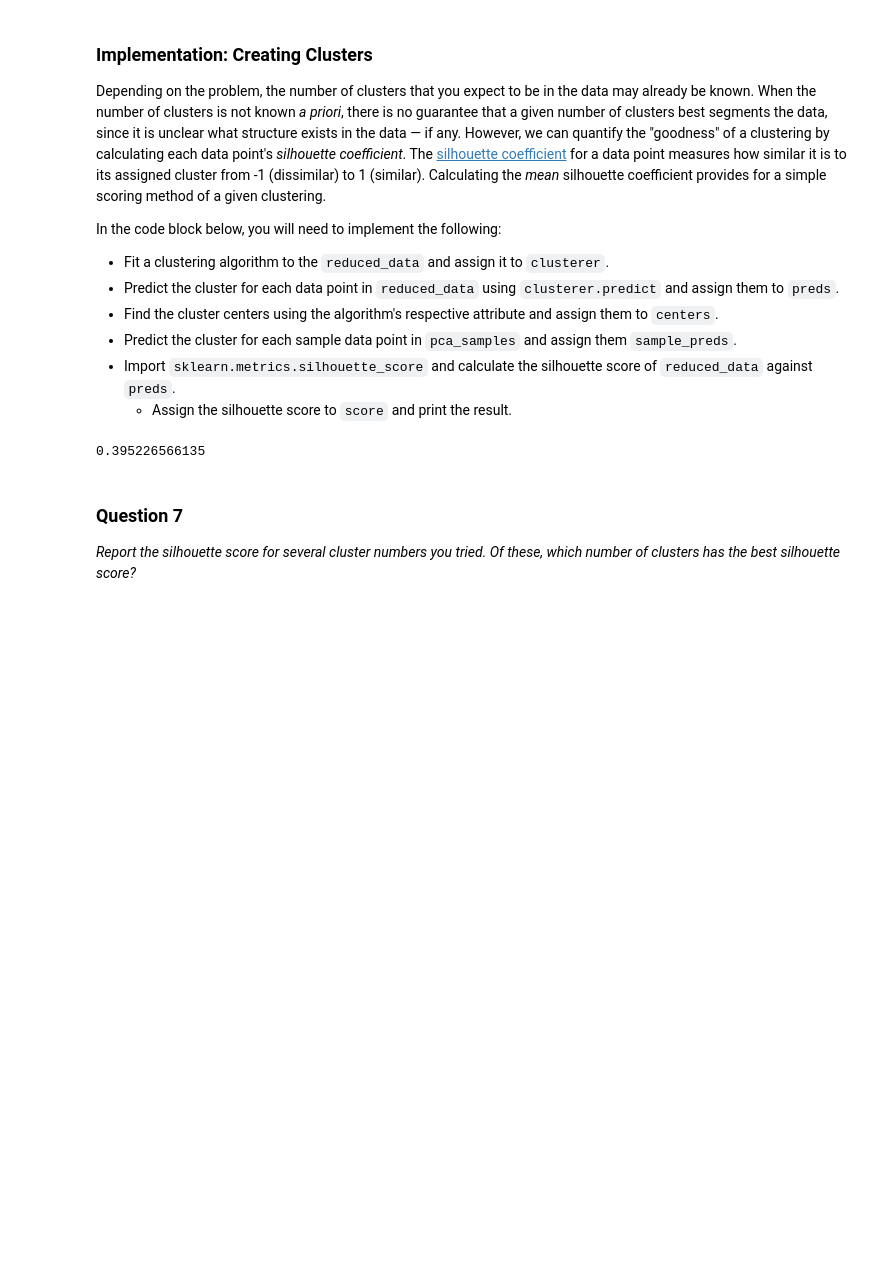
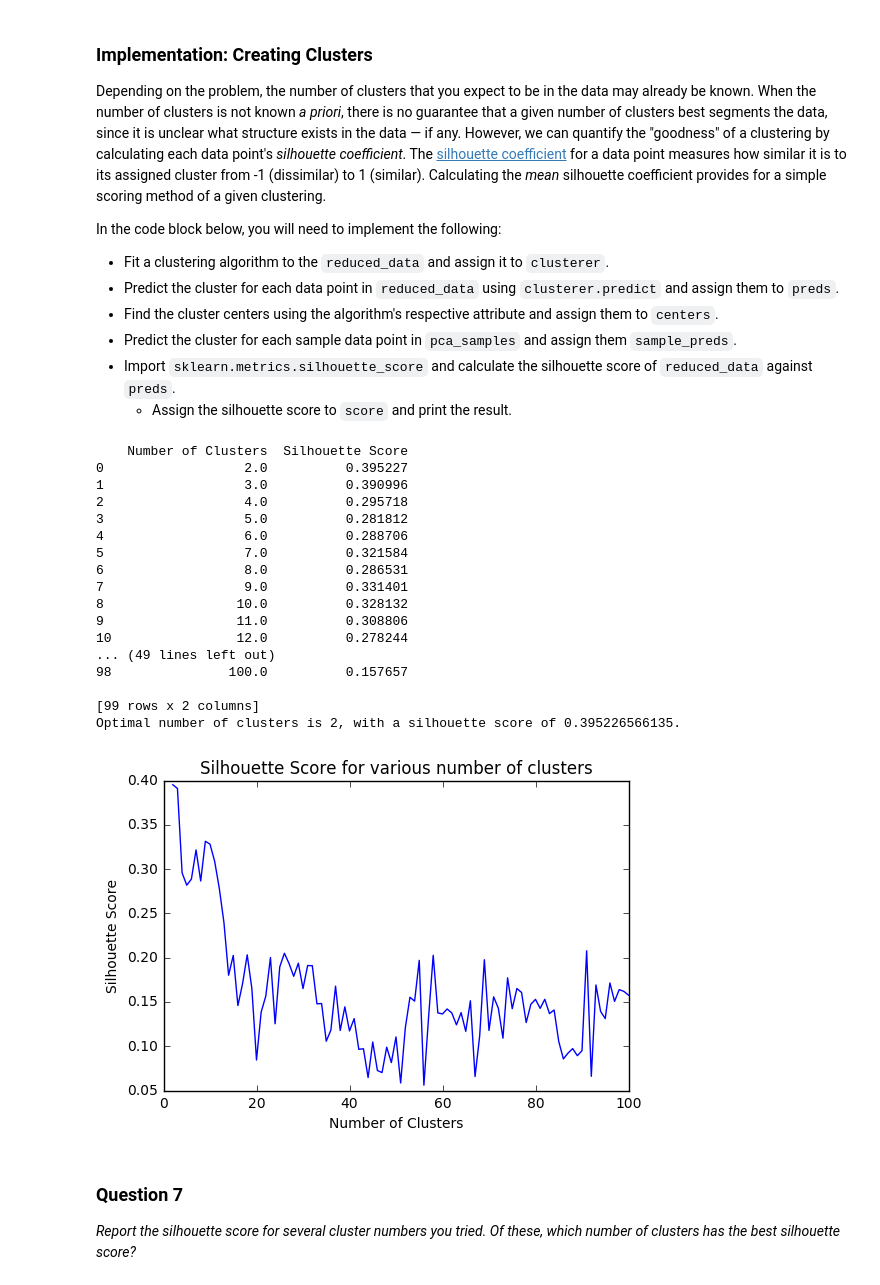
Before and after one commit to atDoyle/Udacity-Machine-Learning, a Jupyter notebook: customer_segments/customer_segments.ipynb, the cells around one changed output. Cells and saved outputs as stored; diff of their text form; code cells hidden in the pictures; blank space fills up the shorter version.

```diff
--- a/customer_segments/customer_segments.ipynb
+++ b/customer_segments/customer_segments.ipynb
@@ -429,27 +454,59 @@ In the code block below, you will need to implement the following:
  - Predict the cluster for each sample data point in `pca_samples` and assign them `sample_preds`.
  - Import `sklearn.metrics.silhouette_score` and calculate the silhouette score of `reduced_data` against `preds`.
    - Assign the silhouette score to `score` and print the result.
-# %%
-# TODO: Apply your clustering algorithm of choice to the reduced data
-from sklearn import mixture
-from sklearn.metrics import silhouette_score
-clusterer = mixture.GMM(n_components=2, random_state=16)
-clusterer.fit(reduced_data)
-
-# TODO: Predict the cluster for each data point
-preds = clusterer.predict(reduced_data)
-
-# TODO: Find the cluster centers
-centers = clusterer.means_
-
-# TODO: Predict the cluster for each transformed sample data point
-sample_preds = clusterer.predict(pca_samples)
-
-# TODO: Calculate the mean silhouette coefficient for the number of clusters chosen
-score = silhouette_score(reduced_data, preds)
-print score
-# %% [output]
-0.395226566135
+# %%
+# TODO: Apply your clustering algorithm of choice to the reduced data
+from sklearn import mixture
+from sklearn.metrics import silhouette_score
+import matplotlib.pyplot as plt
+
+# Test several different values for the number of clusters
+cluster_test = pd.DataFrame(columns=['Number of Clusters', 'Silhouette Score'])
+for n in range(2,101):
+    clusterer = mixture.GMM(n_components=n, random_state=16)
+    clusterer.fit(reduced_data)
+    preds = clusterer.predict(reduced_data)
+    score = silhouette_score(reduced_data, preds)
+    cluster_test.loc[n-2] = n, score
+print cluster_test
+
+# Plot graph of different silhouette scores
+plt.plot(cluster_test['Number of Clusters'], cluster_test['Silhouette Score'])
+plt.ylabel('Silhouette Score')
+plt.xlabel('Number of Clusters')
+plt.title('Silhouette Score for various number of clusters')
+
+# Identify optimal number of clusters
+num_components = int(cluster_test['Number of Clusters'][cluster_test['Silhouette Score'].argmax()])
+op_score = float(cluster_test['Silhouette Score'][cluster_test['Number of Clusters'] == num_components])
+print "Optimal number of clusters is {}, with a silhouette score of {}.".format(num_components, op_score)
+
+# Create optimal clustering model
+clusterer = mixture.GMM(n_components=num_components, random_state=16)
+clusterer.fit(reduced_data)
+preds = clusterer.predict(reduced_data)
+centers = clusterer.means_
+sample_preds = clusterer.predict(pca_samples)
+score = silhouette_score(reduced_data, preds)
+# %% [output]
+    Number of Clusters  Silhouette Score
+0                  2.0          0.395227
+1                  3.0          0.390996
+2                  4.0          0.295718
+3                  5.0          0.281812
+4                  6.0          0.288706
+5                  7.0          0.321584
+6                  8.0          0.286531
+7                  9.0          0.331401
+8                 10.0          0.328132
+9                 11.0          0.308806
+10                12.0          0.278244
+... (49 lines left out)
+98               100.0          0.157657
+
+[99 rows x 2 columns]
+Optimal number of clusters is 2, with a silhouette score of 0.395226566135.
+[figure, added]
 # %% [markdown]
 ### Question 7
 *Report the silhouette score for several cluster numbers you tried. Of these, which number of clusters has the best silhouette score?*
```
Also changed, not shown: parts of 18 cells of this notebook, 1 other file.
